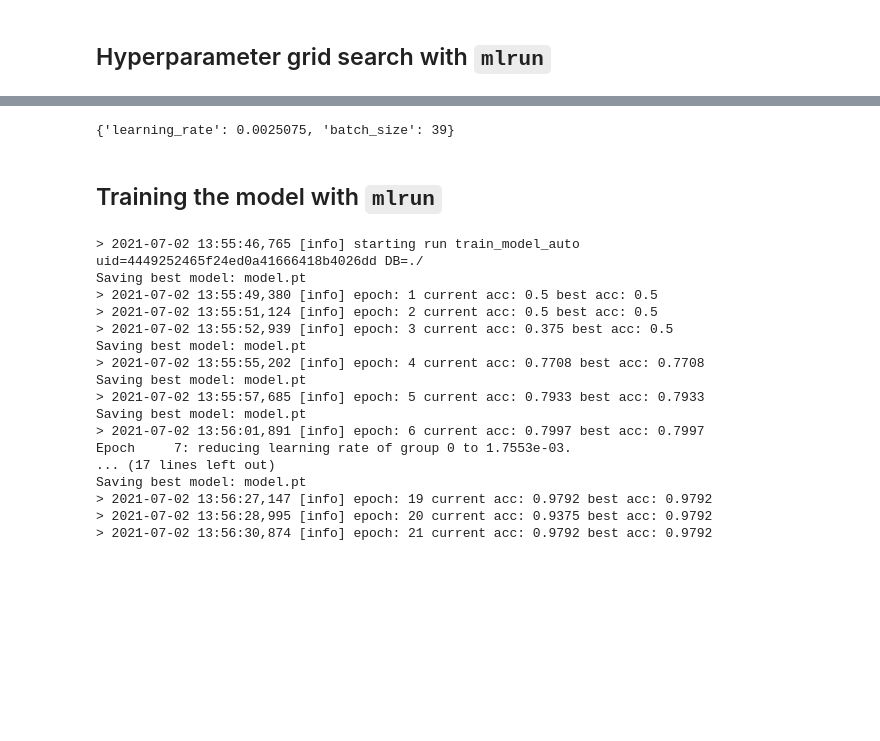
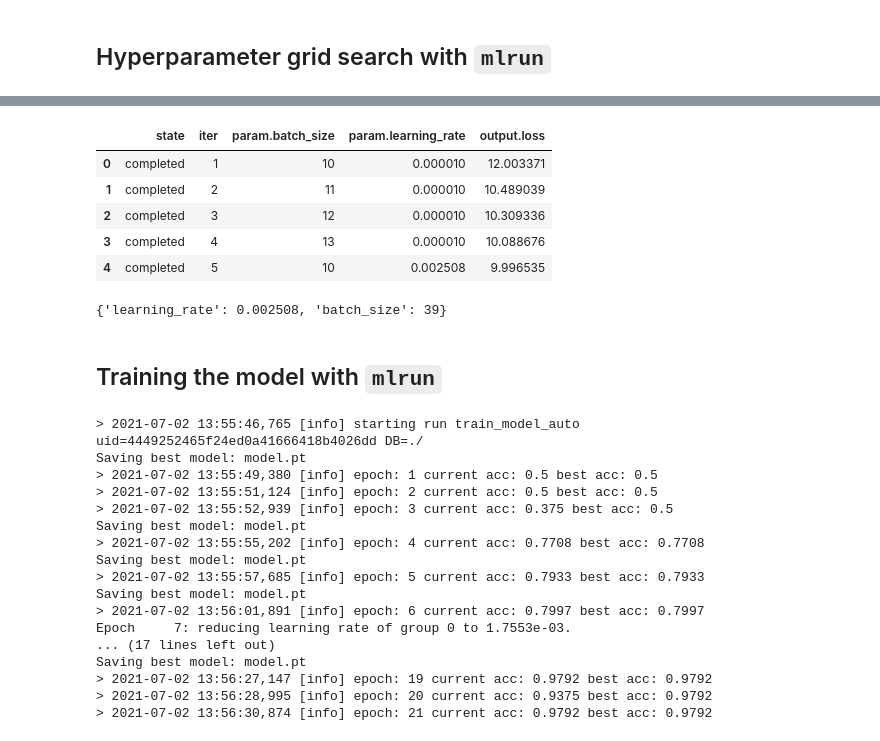
Before and after one commit to Mainakdeb/deepfake-shield, a Jupyter notebook: notebooks/train_deep_shield_model.ipynb, the cells around one changed output, grey strips where cells are left out. Cells and saved outputs as stored; diff of their text form; code cells hidden in the pictures; blank space fills up the shorter version.

```diff
--- a/notebooks/train_deep_shield_model.ipynb
+++ b/notebooks/train_deep_shield_model.ipynb
@@ -438,8 +438,8 @@ def experiment(context, batch_size, learning_rate):
     train_loader = DataLoader(dataset=train_dataset, batch_size=batch_size, shuffle=True)
     model, loss = train_model(model, 0,optimizer, scheduler, loss = criterion)
 
-    print(f"batch_size = {batch_size} learning_rate = {learning_rate} loss = {loss}")
-    context.log_result("loss: ", loss.item())
+    context.logger.info(f"batch_size = {batch_size} learning_rate = {learning_rate} loss = {loss}")
+    context.log_result("loss", loss.item())
 
 grid_params = {
     "batch_size": possible_batch_sizes,
@@ -452,15 +456,24 @@ run = mlrun.new_function().run(task, handler=experiment)
+# %%
+results = pd.read_csv(run.artifact('iteration_results')['target_path'])
+results.head()
+# %% [output]
+|  | state | iter | param.batch_size | param.learning_rate | output.loss |
+| 0 | completed | 1 | 10 | 0.000010 | 12.003371 |
+| 1 | completed | 2 | 11 | 0.000010 | 10.489039 |
+| 2 | completed | 3 | 12 | 0.000010 | 10.309336 |
+| 3 | completed | 4 | 13 | 0.000010 | 10.088676 |
+| 4 | completed | 5 | 10 | 0.002508 | 9.996535 |
 # %%
-results = pd.read_csv(run.artifact('iteration_results')['target_path'])
 best_iter = results[results['output.loss'] == results['output.loss'].min()]
 
 ideal_params = {
     'learning_rate': best_iter['param.learning_rate'].values[0],
     'batch_size': best_iter['param.batch_size'].values[0]
 }
+
+ideal_params
+# %% [output]
+{'learning_rate': 0.002508, 'batch_size': 39}
-# %%
-ideal_params
-# %% [output]
-{'learning_rate': 0.0025075, 'batch_size': 39}
 # %%
 
 def evaluate_model(model, val_loader):
```
Also changed, not shown: parts of 3 cells of this notebook.
